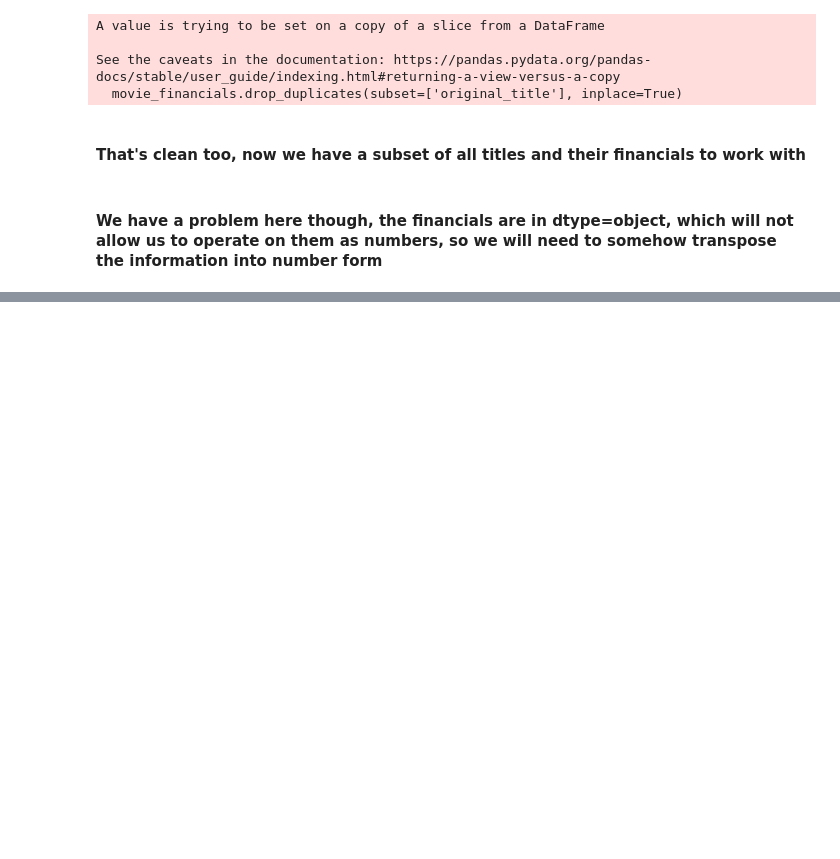
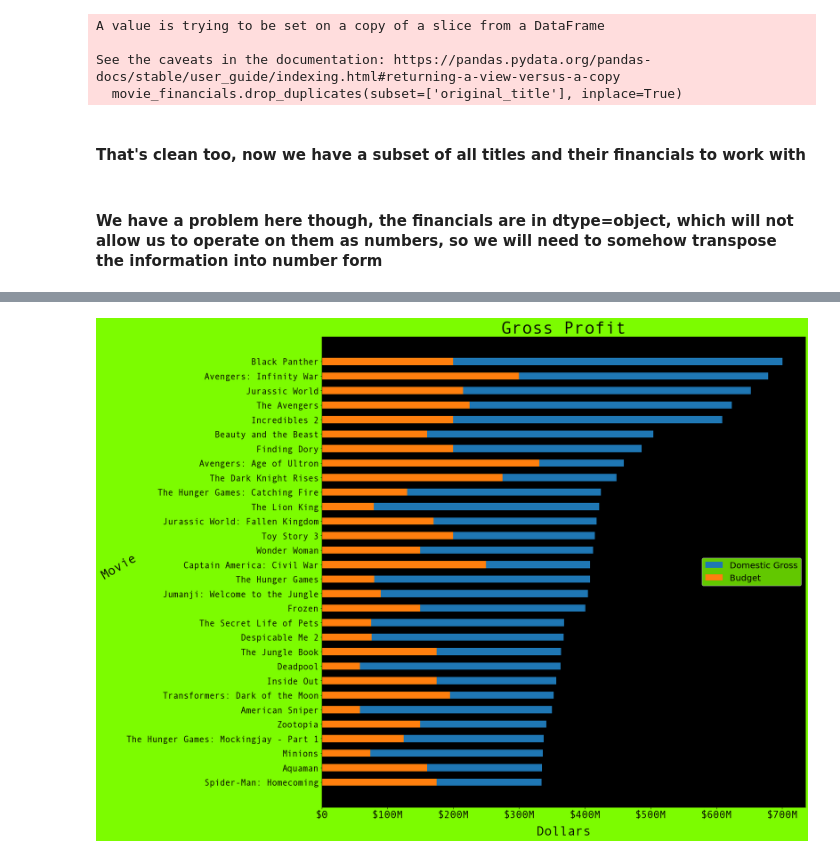
Before and after one commit to patrick-anastasio/Flatiron_DSC-Phase1_Project, a Jupyter notebook: Untitled.ipynb, the cells around one changed output, grey strips where cells are left out. Drawn from its saved outputs; the diff is of its cells as text; code cells hidden in the pictures; blank space fills up the shorter version.

```diff
--- a/Untitled.ipynb
+++ b/Untitled.ipynb
@@ -257,3 +268,10 @@ def drop_dollar_sign_and_commas(value):
     value_float = float(''.join(value_list))
     value = value_float
     return value
+# %%
+# lets map this function on our financial columns creating new columns
+movie_financials['Budget'] = movie_financials['production_budget'].map(drop_dollar_sign_and_commas)
+movie_financials['Domestic Gross'] = movie_financials['domestic_gross'].map(drop_dollar_sign_and_commas)
+
+# and check it
+movie_financials.head()
@@ -259,0 +295,6 @@ def drop_dollar_sign_and_commas(value):
+# %%
+# lets drop the object columns since we won't need those for the analysis derived on this table
+movie_financials.drop(['production_budget', 'domestic_gross'], axis=1, inplace=True)
+
+# and check it
+movie_financials.head()
@@ -259,0 +325,6 @@ def drop_dollar_sign_and_commas(value):
+# %%
+# 5698 movies is a lot to work with
+# Lets wittle this down to the top 30 grossing movies
+top_50_grossing_movies = movie_financials.sort_values(by='Domestic Gross', ascending=False).head(30)
+
+top_50_grossing_movies
@@ -259,0 +353,33 @@ def drop_dollar_sign_and_commas(value):
+# %%
+# Create a function to convert ticks to currency
+
+def currency(x, pos):
+    """
+    This function will format a tick of float type to currency
+    The two args are the value and tick position
+    """
+    if x >= 1e6:
+        s = '${:1.0f}M'.format(x*1e-6)
+    else:
+        s = '${:1.0f}'.format(x*1e-3)
+    return s
+
+# Now lets create the plot
+fig, ax = plt.subplots()
+fig.set_size_inches(20, 20)
+fig.set_facecolor('lawngreen')
+ax.set_facecolor('black')
+ax.barh(top_50_grossing_movies['original_title'], width=top_50_grossing_movies['Domestic Gross'], height=0.5)
+ax.barh(top_50_grossing_movies['original_title'], width=top_50_grossing_movies['Budget'], height=0.5)
+ax.set_xlabel('Dollars', font='Andale Mono', fontsize=30, labelpad=15)
+ax.set_ylabel('Movie', rotation=30, font='Andale Mono', fontsize=30, labelpad=10)
+ax.set_title('Gross Profit', font='Andale Mono', fontsize=40, weight='bold', loc="center", pad=0)
+labels = 'Domestic Gross', 'Budget'
+ax.legend(labels, fontsize=20, facecolor='lawngreen', loc=7)
+plt.xticks(font='Andale Mono', fontsize=24, weight='bold')
+plt.yticks(font='Andale Mono', fontsize=20, weight='bold')
+ax.invert_yaxis()
+plt.ticklabel_format(axis='x', style='plain')
+ax.xaxis.set_major_formatter(currency)
+# %% [output]
+[figure, added]
```
Also changed, not shown: parts of 17 cells of this notebook.
